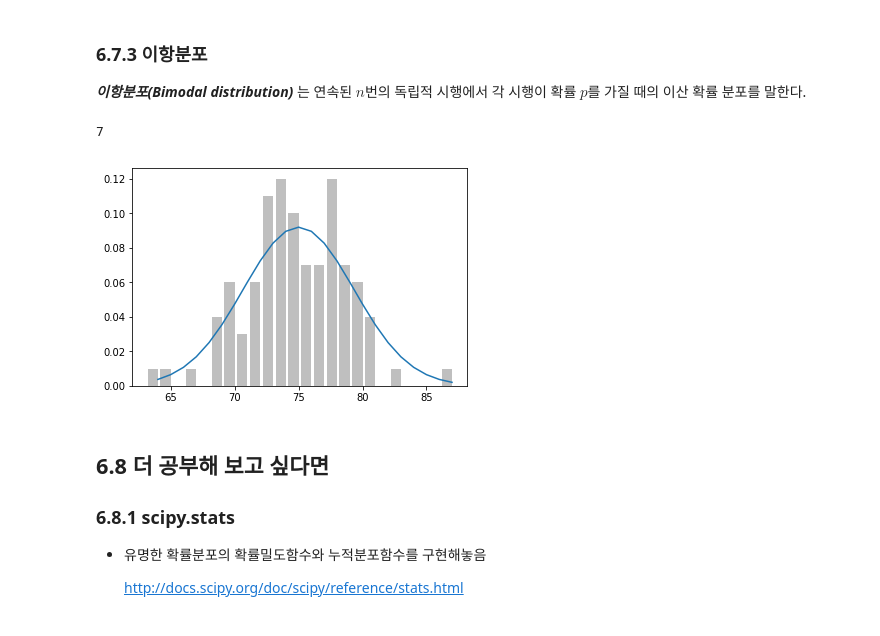
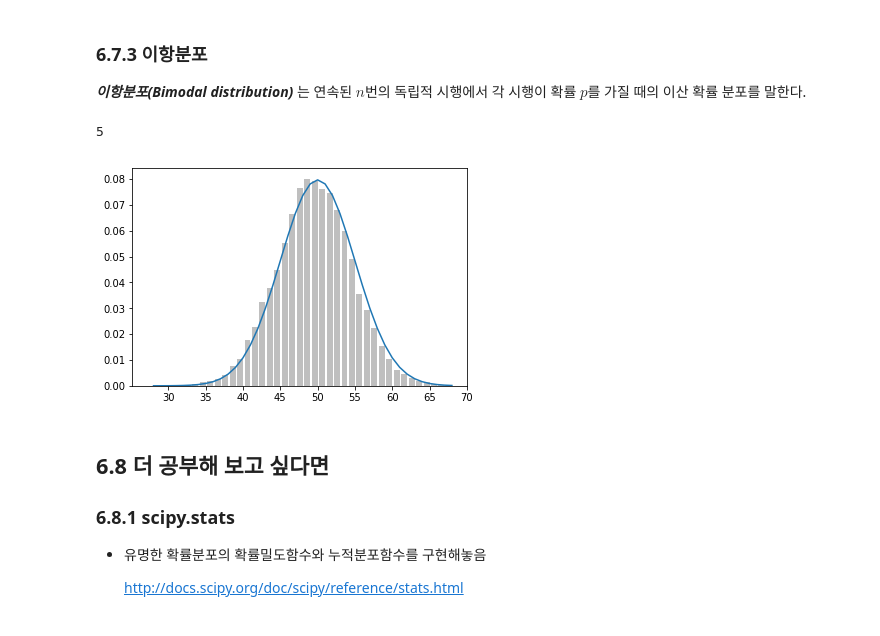
Before and after one commit to masterjw/DataScienceBasicStudy, a Jupyter notebook: 06_probability.ipynb, the cells around one changed output. Cells and saved outputs as stored; diff of their text form; code cells hidden in the pictures.

```diff
--- a/06_probability.ipynb
+++ b/06_probability.ipynb
@@ -356,36 +355,36 @@ print bernoulli_trial(0.5)
 def binomial(p, n):
     return sum(bernoulli_trial(p) for _ in range(n))
 
-print binomial(0.5, 10)
+print(binomial(0.5, 10))
 # %% [output]
-7
+5
 # %%
 from collections import Counter
 
 def make_hist(p, n, num_points):
 
     data = [binomial(p, n) for _ in range(num_points)]
 
     # 이항분포의 표본을 막대 그래프로 표현
     histogram = Counter(data)
     plt.bar([x - 0.4 for x in histogram.keys()],
             [v / num_points for v in histogram.values()],
             0.8,
             color='0.75')
 
     mu = p * n
     sigma = math.sqrt(n * p * (1 - p))
 
     # 근사된 정규분포를 라인 차트로 표현
     xs = range(min(data), max(data) + 1)
     ys = [normal_cdf(i + 0.5, mu, sigma) - normal_cdf(i - 0.5, mu, sigma)
           for i in xs]
     plt.plot(xs, ys)
     plt.show()
 
-make_hist(0.75, 100, 100)
+make_hist(0.5, 100, 10000)
 # %% [output]
-[figure, old version]
+[figure, new version]
 # %% [markdown]
 
 ## 6.8 더 공부해 보고 싶다면
```
Also changed, not shown: parts of 7 cells of this notebook, 2 other files.
